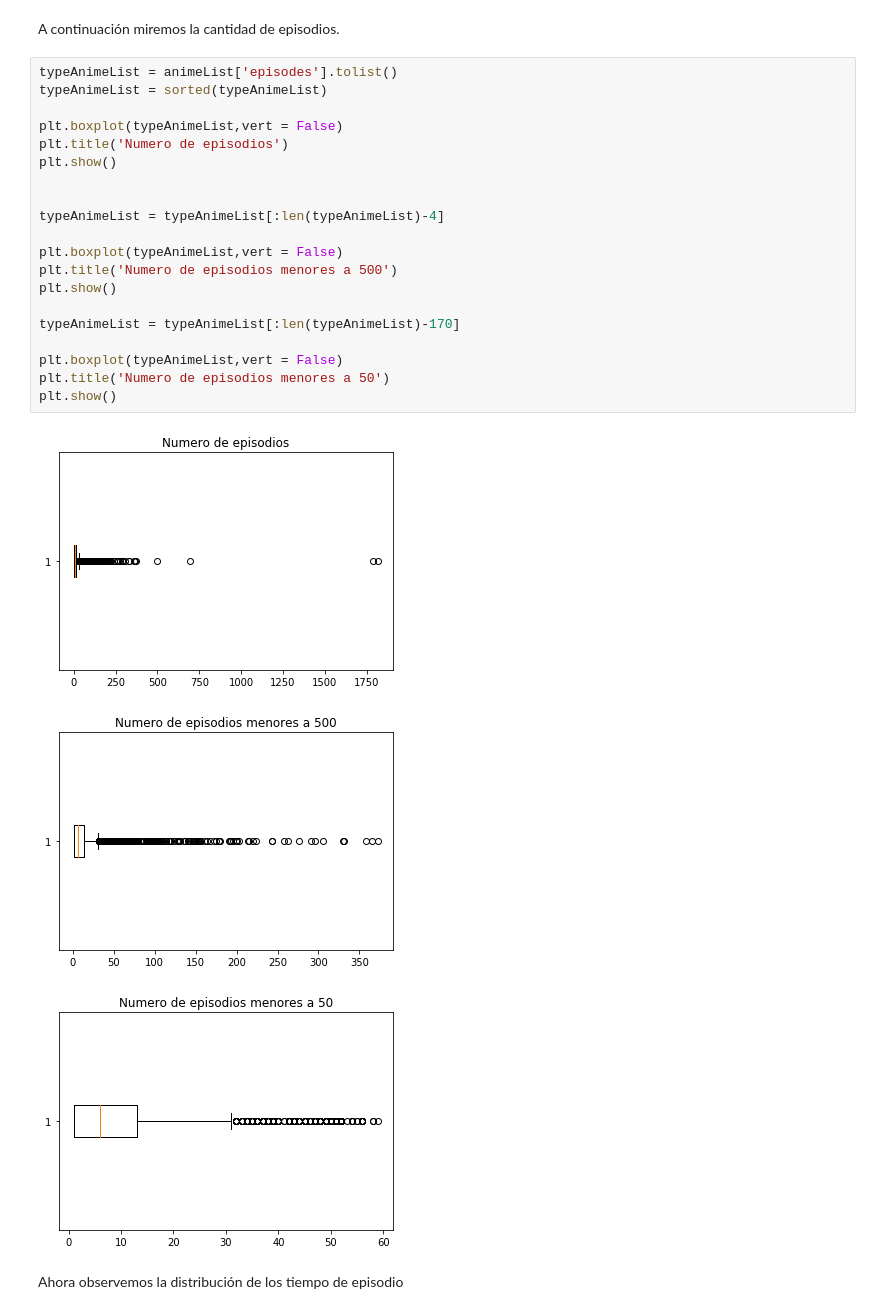
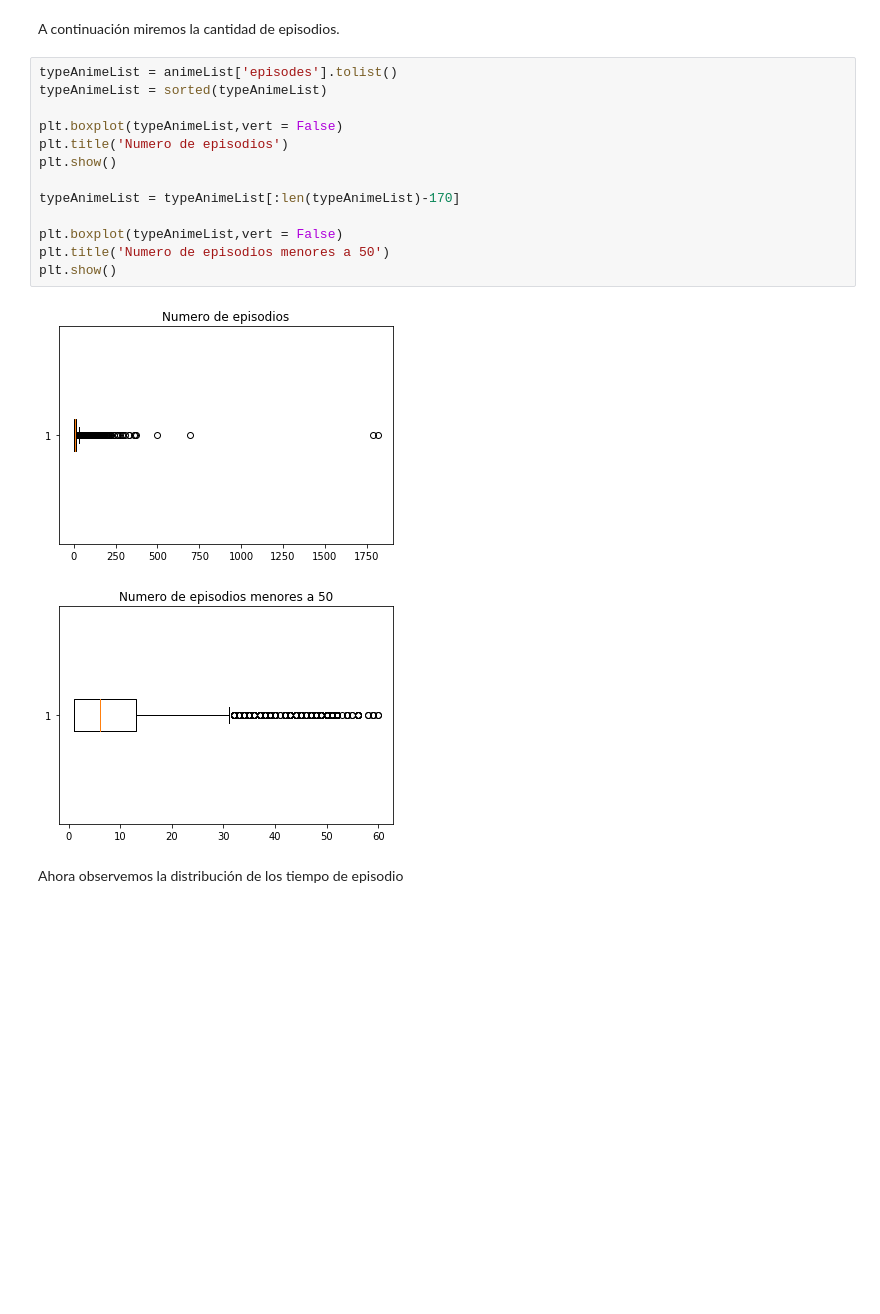
Before and after one commit to diegoolguinw/AnimeDataSet, a Jupyter notebook: Proyecto Mineria de Datos.ipynb, the cells around one changed output. Drawn from its saved outputs; the diff is of its cells as text; blank space fills up the shorter version.

```diff
--- a/Proyecto Mineria de Datos.ipynb
+++ b/Proyecto Mineria de Datos.ipynb
@@ -865,27 +1022,19 @@ A continuación miremos la cantidad de episodios.
 # %%
 typeAnimeList = animeList['episodes'].tolist()
 typeAnimeList = sorted(typeAnimeList)
 
 plt.boxplot(typeAnimeList,vert = False)
 plt.title('Numero de episodios')
 plt.show()
 
-
-typeAnimeList = typeAnimeList[:len(typeAnimeList)-4]
-
-plt.boxplot(typeAnimeList,vert = False)
-plt.title('Numero de episodios menores a 500')
-plt.show()
-
 typeAnimeList = typeAnimeList[:len(typeAnimeList)-170]
 
 plt.boxplot(typeAnimeList,vert = False)
 plt.title('Numero de episodios menores a 50')
 plt.show()
 # %% [output]
 [figure]
-[figure, old version]
+[figure, new version]
-[figure, removed]
 # %% [markdown]
 Ahora observemos la distribución de los tiempo de episodio
 # %%
```
Also changed, not shown: parts of 10 cells of this notebook.
